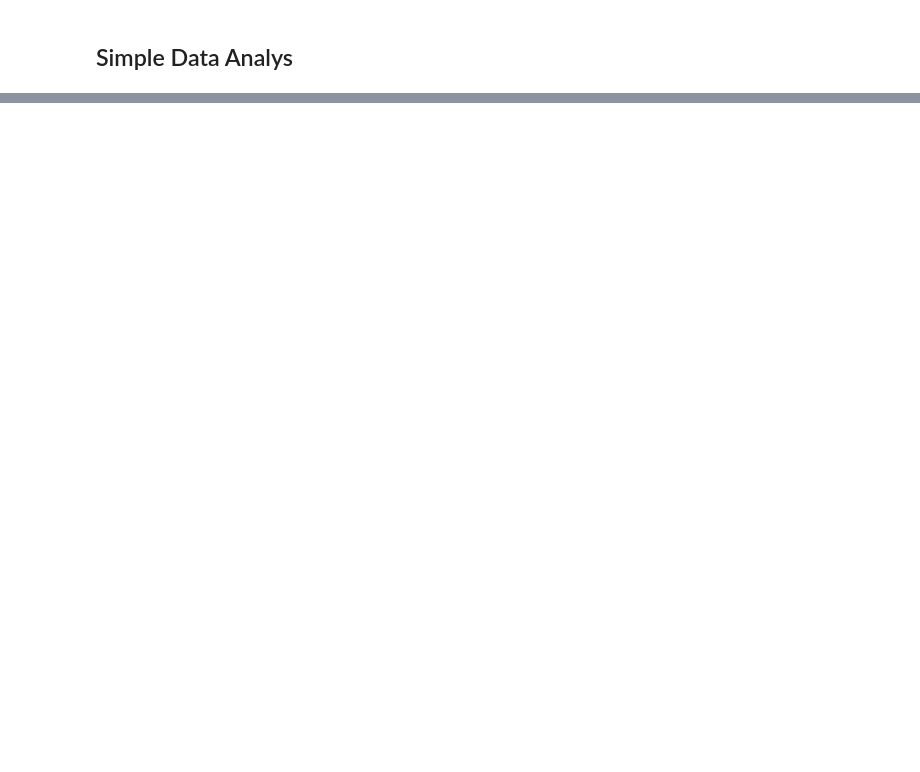
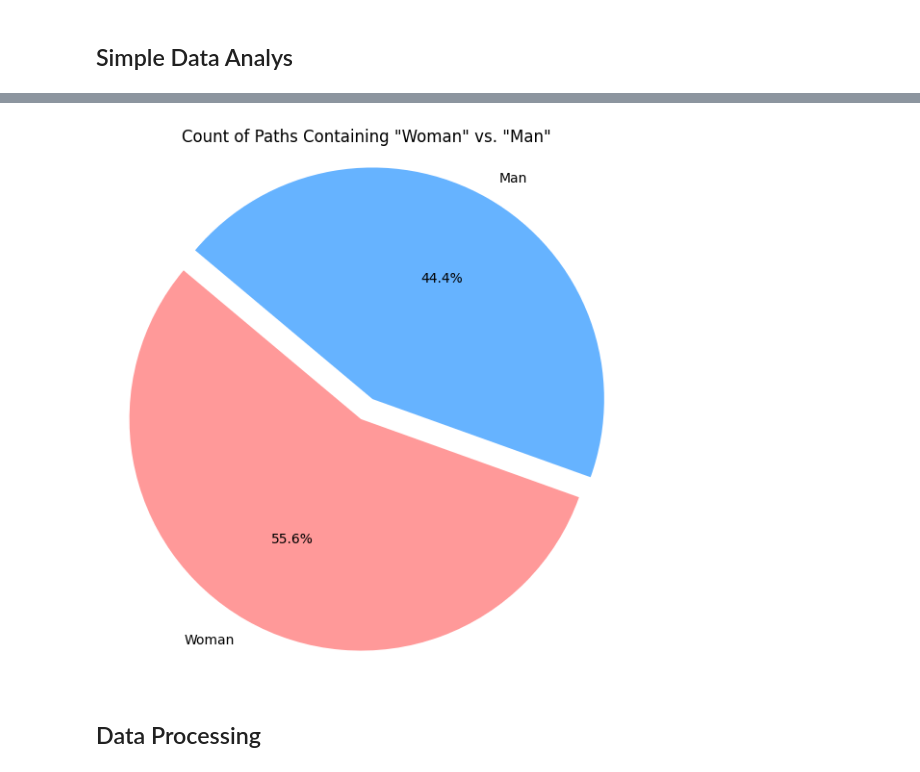
Before and after one commit to CaCuCkA/ukranian-spoken-digits, a Jupyter notebook: audio_digits_recognition.ipynb, the cells around one changed output, grey strips where cells are left out. Cells and saved outputs as stored; diff of their text form; code cells hidden in the pictures; blank space fills up the shorter version.

```diff
--- a/audio_digits_recognition.ipynb
+++ b/audio_digits_recognition.ipynb
@@ -64,3 +69,9 @@ from misc.setup import Initializer
+# %%
+def count_paths(paths):
+    count_woman = sum('woman' in path.lower() for path in paths)
+    count_man = sum('man' in path.lower() and 'woman' not in path.lower() for path in paths)
+
+    return count_woman, count_man
 # %% [markdown]
 ## Project Setup
 # %%
@@ -88,0 +84,4 @@ Renamed: /home/nickolay/ML/ukranian-spoken-digits/recordings/man_21/man_21_07.m4
+# %%
+df = pd.read_csv(CONST.CSV_PATH)
+
+print("Total amount of recordings: ", len(df))
@@ -88,0 +99,16 @@ Renamed: /home/nickolay/ML/ukranian-spoken-digits/recordings/man_21/man_21_07.m4
+# %%
+count_woman, count_man = count_paths(df['file_name'].tolist())
+# %%
+labels = ['Woman', 'Man']
+sizes = [count_woman, count_man]
+colors = ['#ff9999','#66b3ff']
+explode = (0.1, 0)
+plt.figure(figsize=(7,7))
+plt.pie(sizes, explode=explode, labels=labels, colors=colors, autopct='%1.1f%%', startangle=140)
+plt.axis('equal')
+plt.title('Count of Paths Containing "Woman" vs. "Man"')
+plt.show()
+# %% [output]
+[figure, added]
+# %% [markdown]
+## Data Processing
```
Also changed, not shown: parts of 8 cells of this notebook.
